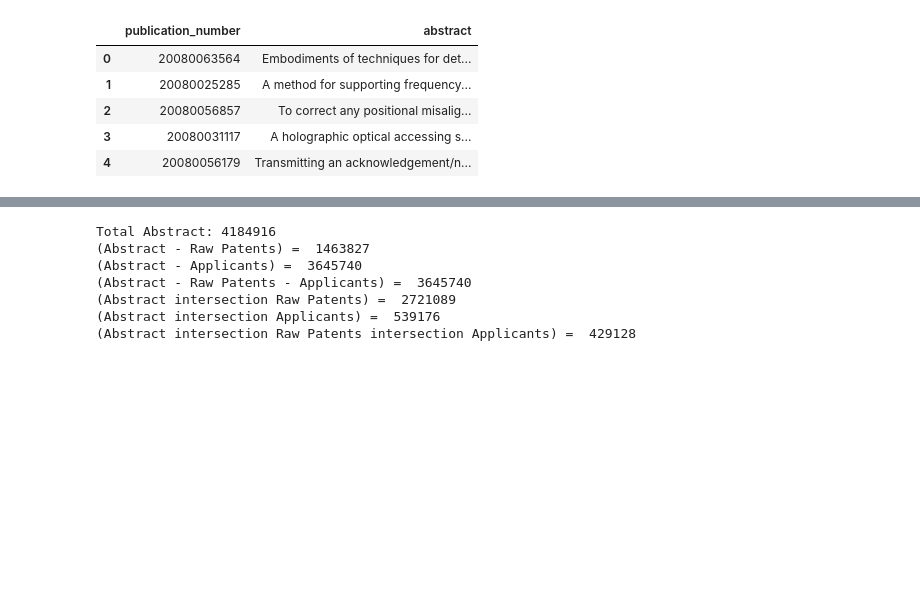
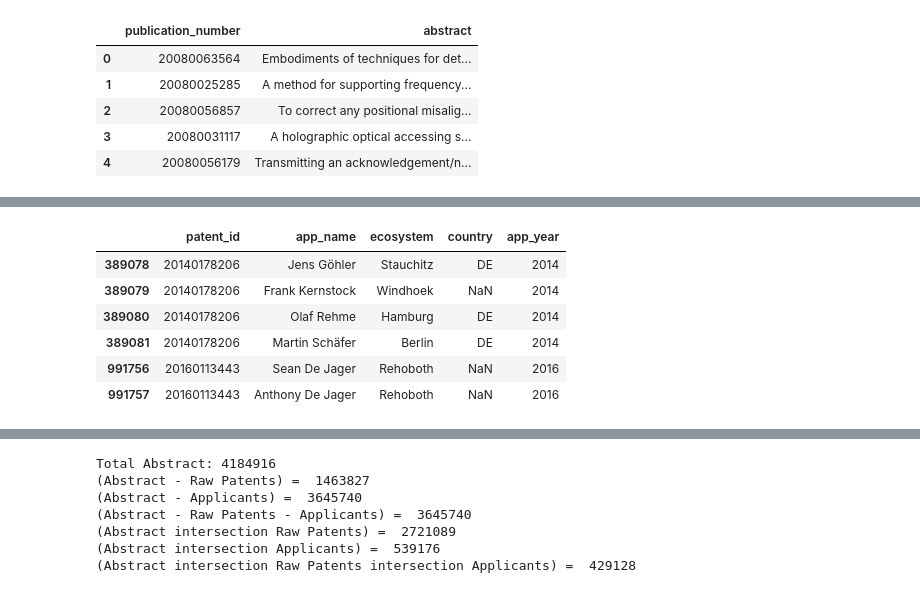
Before and after one commit to tseronni/genome, a Jupyter notebook: notebooks/01_data_preparation.ipynb, the cells around one changed output, grey strips where cells are left out. Cells and saved outputs as stored; diff of their text form; code cells hidden in the pictures; blank space fills up the shorter version.

```diff
--- a/notebooks/01_data_preparation.ipynb
+++ b/notebooks/01_data_preparation.ipynb
@@ -81,9 +88,6 @@ print(f'Unique patents for raw_patents: {len(unique_patents_raw_patents)}')
 
 unique_patents_applicants = len(df_table_for_applicants['patent_id'].unique())
 print(f'Unique patents for applicants: {unique_patents_applicants}')
-
-a = df_raw_patents[df_raw_patents['country'].isnull()]
-a
 # %% [output]
 Unique patents for abstract: 4184916
 Unique patents for raw_patents: 3381583
@@ -108,3 +134,14 @@ Unique patents for applicants: 622307
+# %%
+b = df_table_for_applicants[df_table_for_applicants['patent_id'].isin(a['patent_id'])]
+b
+# %% [output]
+|  | patent_id | app_name | ecosystem | country | app_year |
+| 389078 | 20140178206 | Jens Göhler | Stauchitz | DE | 2014 |
+| 389079 | 20140178206 | Frank Kernstock | Windhoek | NaN | 2014 |
+| 389080 | 20140178206 | Olaf Rehme | Hamburg | DE | 2014 |
+| 389081 | 20140178206 | Martin Schäfer | Berlin | DE | 2014 |
+| 991756 | 20160113443 | Sean De Jager | Rehoboth | NaN | 2016 |
+| 991757 | 20160113443 | Anthony De Jager | Rehoboth | NaN | 2016 |
 # %%
 df = pd.merge(df_abstract, df_raw_patents, left_on='publication_number', right_on='patent_id')
 df
```
Also changed, not shown: parts of 8 cells of this notebook, 1 other file.
